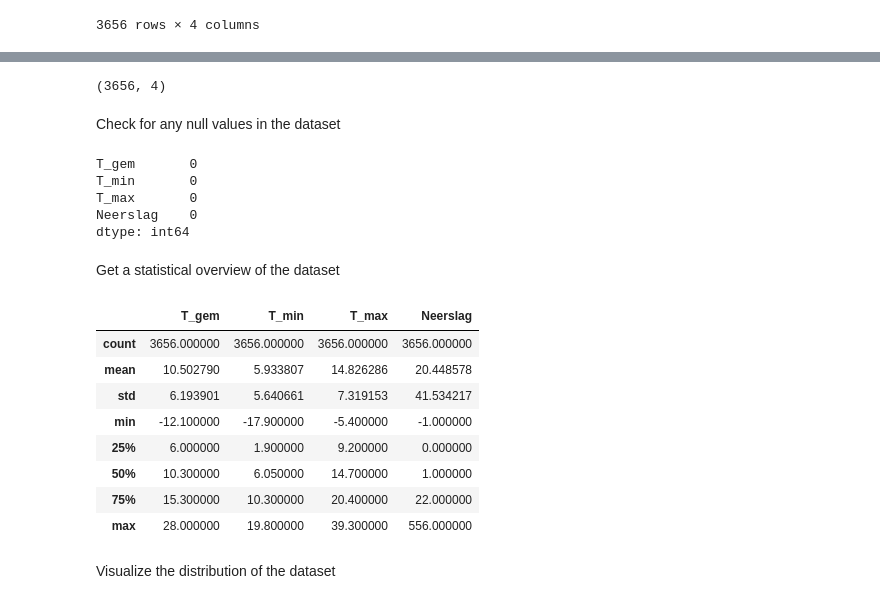
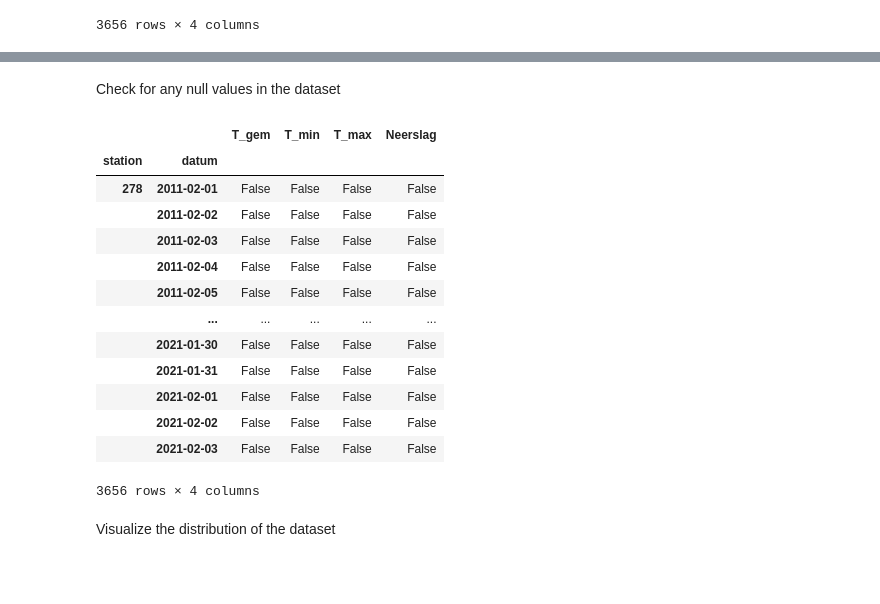
Before and after one commit to ReubenHawley/DSHuiswerkOpdrachten, a Jupyter notebook: notebooks/Data Science Workflow.ipynb, the cells around one changed output, grey strips where cells are left out. Saved outputs shown, nothing was run; the diff lists cells and outputs as text; code cells hidden in the pictures; blank space fills up the shorter version.

```diff
--- a/notebooks/Data Science Workflow.ipynb
+++ b/notebooks/Data Science Workflow.ipynb
@@ -57,30 +244,24 @@ Explore the size of the dataset, see how many rows and columns it has
-# %%
-df.shape
-# %% [output]
-(3656, 4)
 # %% [markdown]
 Check for any null values in the dataset
-# %%
-df.isnull().sum()
-# %% [output]
-T_gem       0
-T_min       0
-T_max       0
-Neerslag    0
-dtype: int64
-# %% [markdown]
-Get a statistical overview of the dataset
-# %%
-df.describe()
-# %% [output]
-|  | T_gem | T_min | T_max | Neerslag |
-| count | 3656.000000 | 3656.000000 | 3656.000000 | 3656.000000 |
-| mean | 10.502790 | 5.933807 | 14.826286 | 20.448578 |
-| std | 6.193901 | 5.640661 | 7.319153 | 41.534217 |
-| min | -12.100000 | -17.900000 | -5.400000 | -1.000000 |
-| 25% | 6.000000 | 1.900000 | 9.200000 | 0.000000 |
-| 50% | 10.300000 | 6.050000 | 14.700000 | 1.000000 |
-| 75% | 15.300000 | 10.300000 | 20.400000 | 22.000000 |
-| max | 28.000000 | 19.800000 | 39.300000 | 556.000000 |
+# %%
+# 1) check table for null values
+df.isnull()
+# 2) count null values per column
+df.isnull().sum()
+# %% [output]
+|  |  | T_gem | T_min | T_max | Neerslag |
+| station | datum |  |  |  |  |
+| 278 | 2011-02-01 | False | False | False | False |
+|  | 2011-02-02 | False | False | False | False |
+|  | 2011-02-03 | False | False | False | False |
+|  | 2011-02-04 | False | False | False | False |
+|  | 2011-02-05 | False | False | False | False |
+|  | ... | ... | ... | ... | ... |
+|  | 2021-01-30 | False | False | False | False |
+|  | 2021-01-31 | False | False | False | False |
+|  | 2021-02-01 | False | False | False | False |
+|  | 2021-02-02 | False | False | False | False |
+|  | 2021-02-03 | False | False | False | False |
+3656 rows × 4 columns
 # %% [markdown]
 Visualize the distribution of the dataset
```
Also changed, not shown: parts of 29 cells of this notebook.
